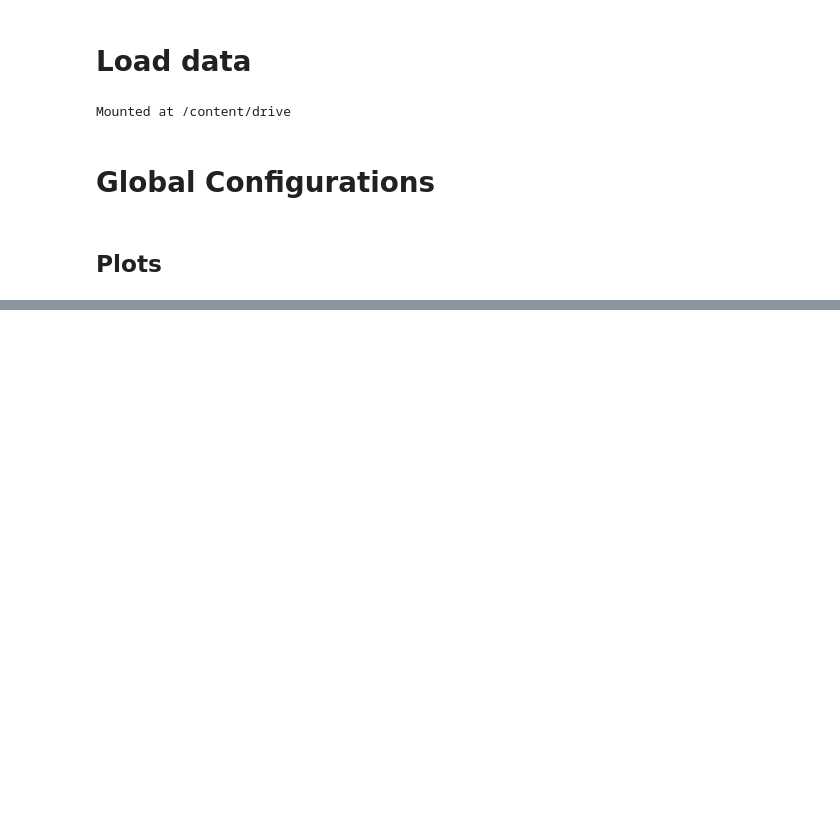
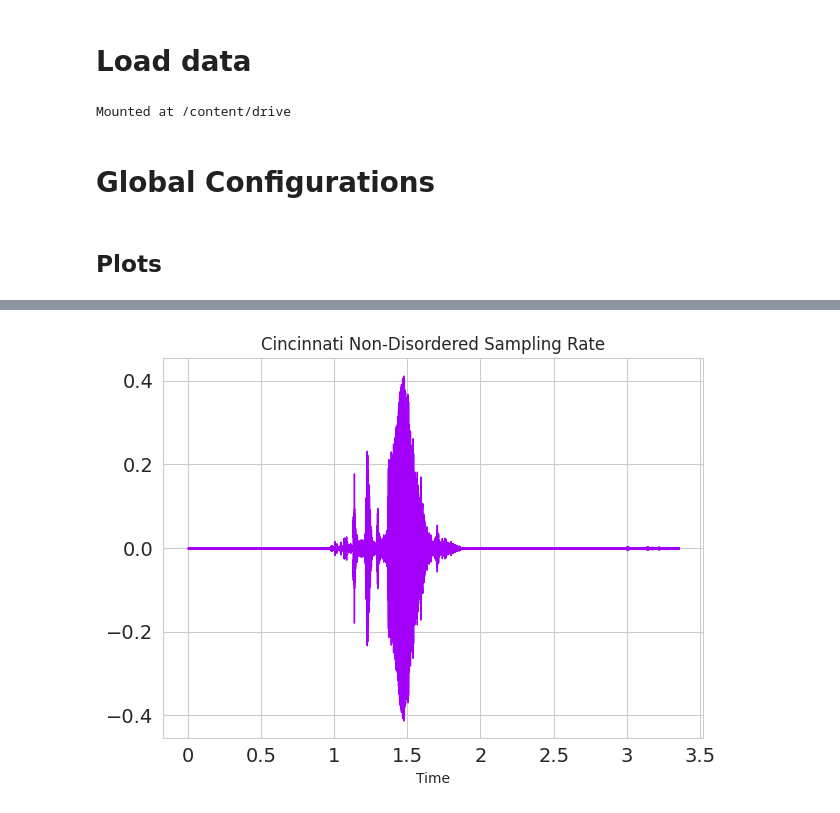
Before and after one commit to vTheWise/speech_language_impairment_detection, a Jupyter notebook: SLID_EDA.ipynb, the cells around one changed output, grey strips where cells are left out. Saved outputs shown, nothing was run; the diff lists cells and outputs as text; code cells hidden in the pictures; blank space fills up the shorter version.

```diff
--- a/SLID_EDA.ipynb
+++ b/SLID_EDA.ipynb
@@ -117,0 +139,4 @@ plt.rcParams["patch.force_edgecolor"] = True
+# %%
+plotSampleRate(cincinnati_non_disordered_data[0], cincinnati_non_disordered_sRate[0], 'Cincinnati Non-Disordered Sampling Rate')
+# %% [output]
+[figure, added]
```
Also changed, not shown: parts of 14 cells of this notebook.
